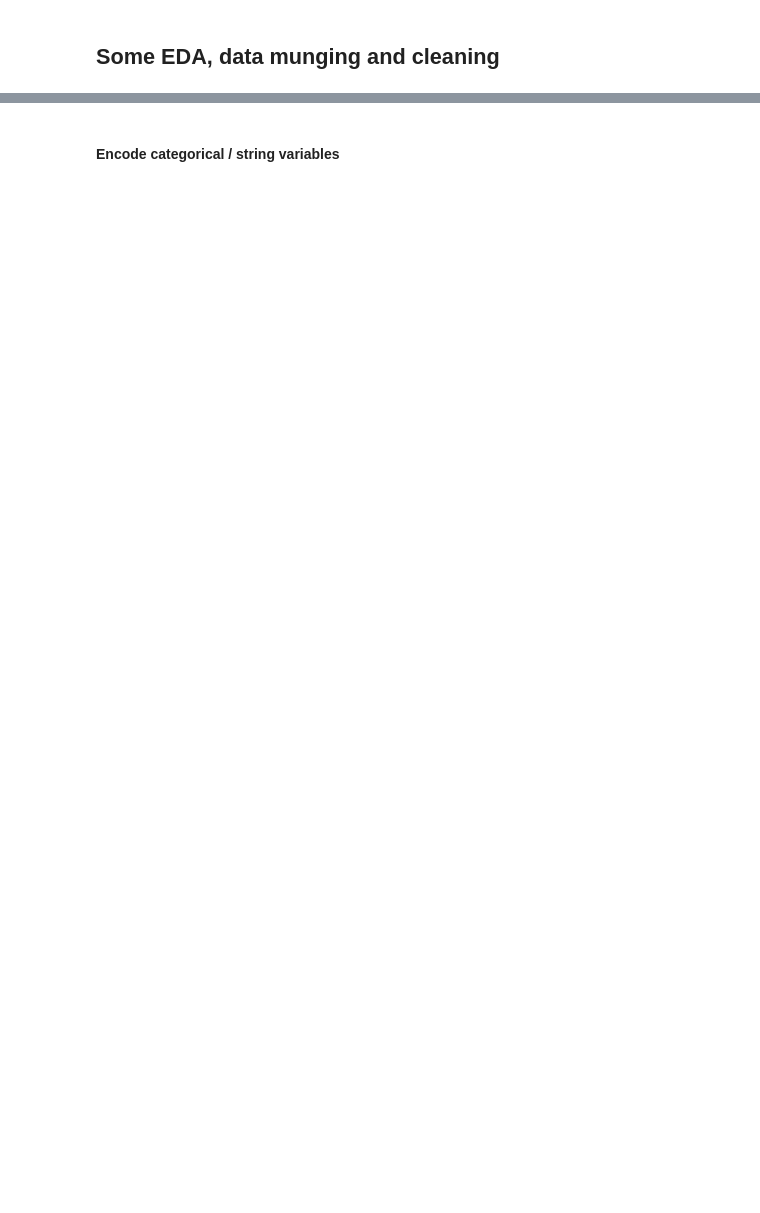
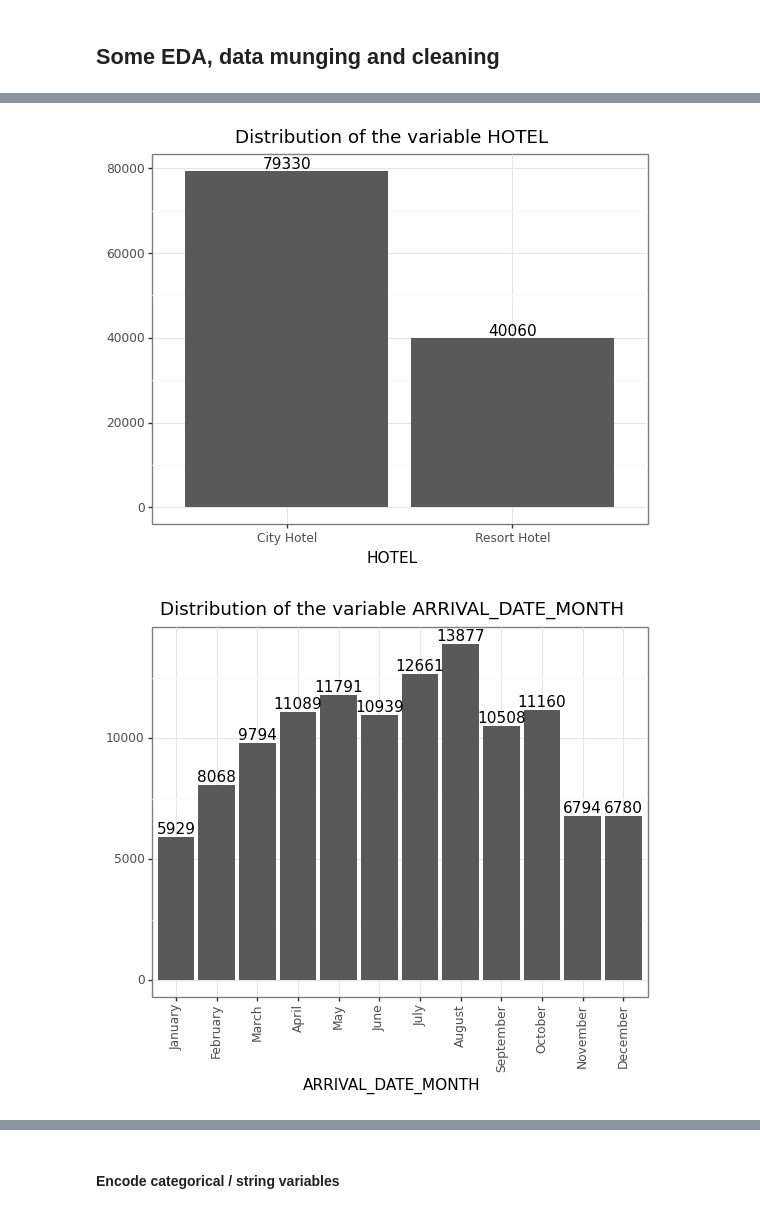
Before and after one commit to Garrus990/wave, a Jupyter notebook: notebooks/task-2.ipynb, the cells around one changed output, grey strips where cells are left out. Cells and saved outputs as stored; diff of their text form; code cells hidden in the pictures; blank space fills up the shorter version.

```diff
--- a/notebooks/task-2.ipynb
+++ b/notebooks/task-2.ipynb
@@ -85,0 +41,23 @@ pd.crosstab(bookings['is_canceled'], bookings['y'])
+# %%
+# reservation_status_date seems to be a technical column and we should not (probably) be using it in the training
+# all we need is the status and not exactly when was it set
+bookings = bookings.drop(columns=['reservation_status_date'])
+# %%
+# we need to sort out categorical columns differently - they cannot be used as-is in the modeling part
+categorical_columns = bookings.select_dtypes(include=['object', 'category']).columns
+# %%
+# let's plot a barplot for every categorical variable to find out their distributions
+for cat_col in categorical_columns:
+    n_cats = bookings[cat_col].unique().shape[0]
+    g = (pln.ggplot(pln.aes(x=cat_col), data=bookings)
+     + pln.geom_bar()
+     + pln.geom_text(pln.aes(label='stat(count)'), stat='count', nudge_y=0.125, va='bottom')
+     + pln.labs(y='', x=cat_col.upper(), title=f'Distribution of the variable {cat_col.upper()}')
+     + pln.theme_bw()
+    )
+    if n_cats > 5:
+        g = g + pln.theme(axis_text_x=pln.element_text(angle=90))
+    g.draw();
+# %% [output]
+[figure, added]
+[figure, added]
```
Also changed, not shown: parts of 44 cells of this notebook, 4 other files.
